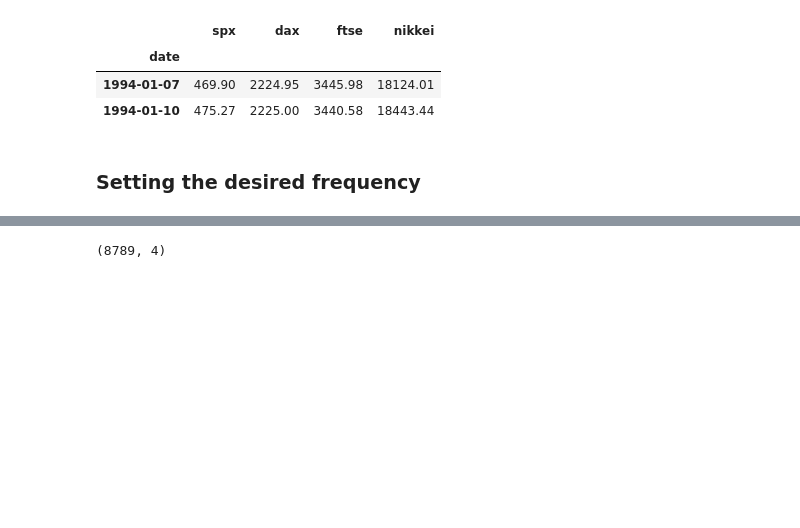
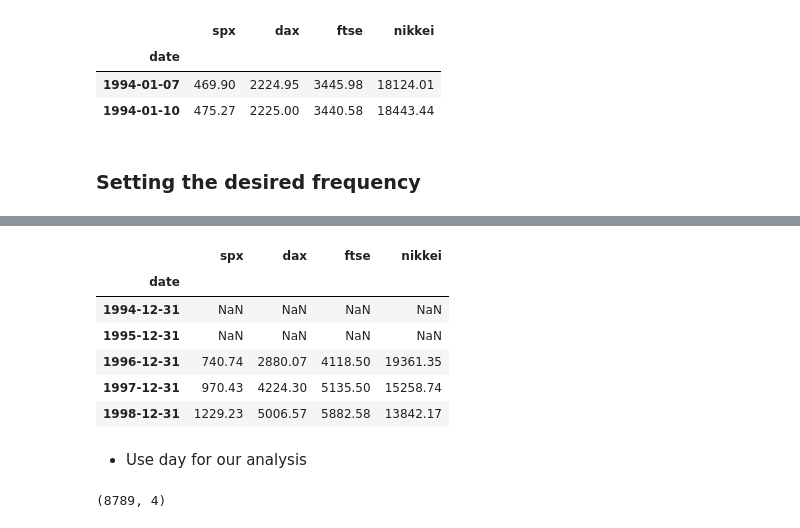
Before and after one commit to HassanSherwani/Learning_Projects-II, a Jupyter notebook: Udemy_Time_series_analysis/1.Time_Series_&_Creating_Time_Series_object.ipynb, the cells around one changed output, grey strips where cells are left out. Saved outputs shown, nothing was run; the diff lists cells and outputs as text; code cells hidden in the pictures; blank space fills up the shorter version.

```diff
--- a/Udemy_Time_series_analysis/1.Time_Series_&_Creating_Time_Series_object.ipynb
+++ b/Udemy_Time_series_analysis/1.Time_Series_&_Creating_Time_Series_object.ipynb
@@ -141,0 +162,11 @@ df.head(2)
+# %%
+# for annual basis
+df.asfreq('a').head()
+# %% [output]
+|  | spx | dax | ftse | nikkei |
+| date |  |  |  |  |
+| 1994-12-31 | NaN | NaN | NaN | NaN |
+| 1995-12-31 | NaN | NaN | NaN | NaN |
+| 1996-12-31 | 740.74 | 2880.07 | 4118.50 | 19361.35 |
+| 1997-12-31 | 970.43 | 4224.30 | 5135.50 | 15258.74 |
+| 1998-12-31 | 1229.23 | 5006.57 | 5882.58 | 13842.17 |
@@ -142,3 +176,5 @@ df.head(2)
+# %% [markdown]
+- Use day for our analysis
 # %%
 df = df.asfreq('d')#we can set the frequency by asfreq..there 'd' means we are observing the value in daily basis
 df.shape
```
Also changed, not shown: parts of 13 cells of this notebook.
